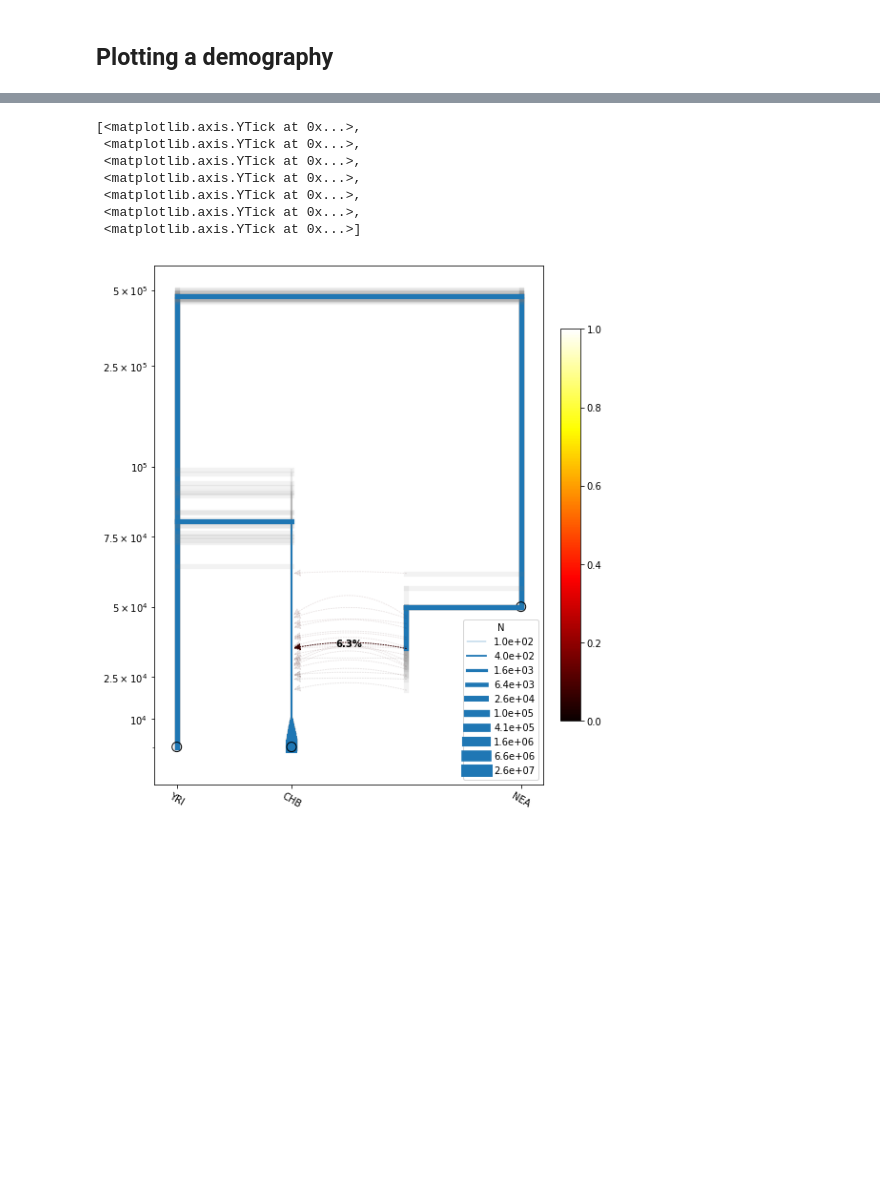
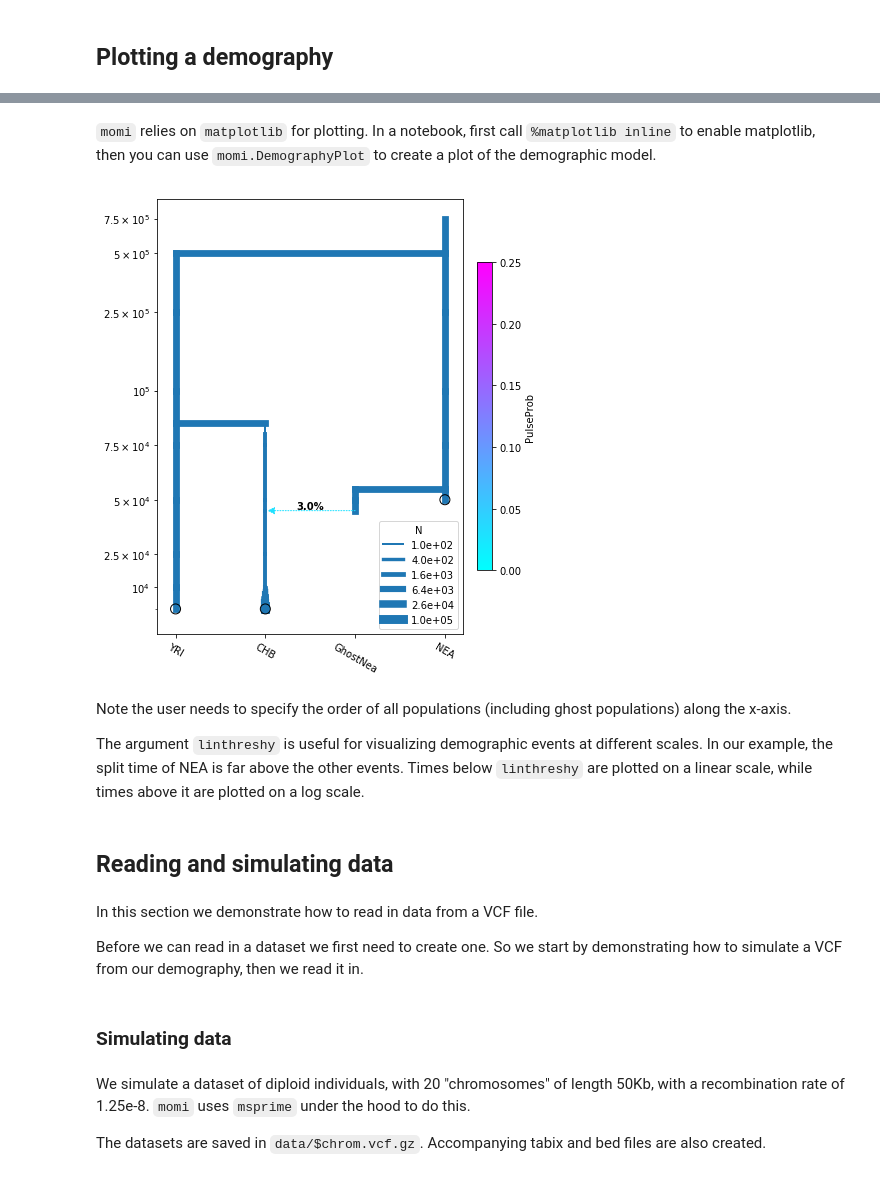
Before and after one commit to popgenmethods/momi2, a Jupyter notebook: examples/tutorial.ipynb, the cells around one changed output, grey strips where cells are left out. Drawn from its saved outputs; the diff is of its cells as text; code cells hidden in the pictures; blank space fills up the shorter version.

```diff
--- a/examples/tutorial.ipynb
+++ b/examples/tutorial.ipynb
@@ -24,3 +32,4 @@ We will measure time in years; the human generation time is approximately `gen_t
 # %%
-model = momi.DemographicModel(N_e=1.2e4, gen_time=29)
+model = momi.DemographicModel(N_e=1.2e4, gen_time=29,
+                              muts_per_gen=1.25e-8)
 # %% [markdown]
@@ -140,8 +86,0 @@ data = momi.SnpAlleleCounts.concatenate(data)
-# %%
-## dump the momi-style data to a gzipped json file
-data.dump("data/momi_data.json.gz")
-
-## load the data back from the json file
-data2 = momi.SnpAlleleCounts.load("data/momi_data.json.gz")
-
-assert data == data2
@@ -334,15 +87,41 @@ plt.draw()
-# %%
-plt.figure(figsize=(8,10))
-add_pulse_model.draw_with_bootstraps(bootstrap_mles,
-                                     ["YRI", "CHB", "GhostNea", "NEA"],
-                                     linthreshy=1e5, p_min=0, p_max=1)
-plt.gca().set_yticks([1e4, 2.5e4, 5e4, 7.5e4, 1e5, 2.5e5, 5e5])
-# %% [output]
-[<matplotlib.axis.YTick at 0x...>,
- <matplotlib.axis.YTick at 0x...>,
- <matplotlib.axis.YTick at 0x...>,
- <matplotlib.axis.YTick at 0x...>,
- <matplotlib.axis.YTick at 0x...>,
- <matplotlib.axis.YTick at 0x...>,
- <matplotlib.axis.YTick at 0x...>]
-[figure, removed]
+# %% [markdown]
+`momi` relies on `matplotlib` for plotting.
+In a notebook, first call `%matplotlib inline`
+to enable matplotlib, then you can
+use `momi.DemographyPlot` to create a plot of the demographic model.
+# %%
+%matplotlib inline
+
+yticks = [1e4, 2.5e4, 5e4, 7.5e4, 1e5, 2.5e5, 5e5, 7.5e5]
+
+fig = momi.DemographyPlot(
+    model, ["YRI", "CHB", "GhostNea", "NEA"],
+    figsize=(6,8),
+    major_yticks=yticks,
+    linthreshy=1e5, pulse_color_bounds=(0,.25))
+# %% [output]
+[figure, added]
+# %% [markdown]
+Note the user needs to specify the order of all populations (including
+ghost populations) along the x-axis.
+
+The argument `linthreshy` is useful for visualizing demographic events
+at different scales. In our example, the split time of NEA is far above
+the other events. Times below `linthreshy` are plotted on a linear
+scale, while times above it are plotted on a log scale.
+# %% [markdown]
+## Reading and simulating data
+# %% [markdown]
+In this section we demonstrate how to read in data from a VCF file.
+
+Before we can read in a dataset we first need to create one. So we start
+by demonstrating how to simulate a VCF from our demography, then we read
+it in.
+# %% [markdown]
+### Simulating data
+# %% [markdown]
+We simulate a dataset of diploid individuals,
+with 20 "chromosomes" of length 50Kb, with a recombination
+rate of 1.25e-8. `momi` uses `msprime` under the hood to do this.
+
+The datasets are saved in `data/$chrom.vcf.gz`. Accompanying tabix and bed files are also created.
```
Also changed, not shown: parts of 88 cells of this notebook, 13 other files.
